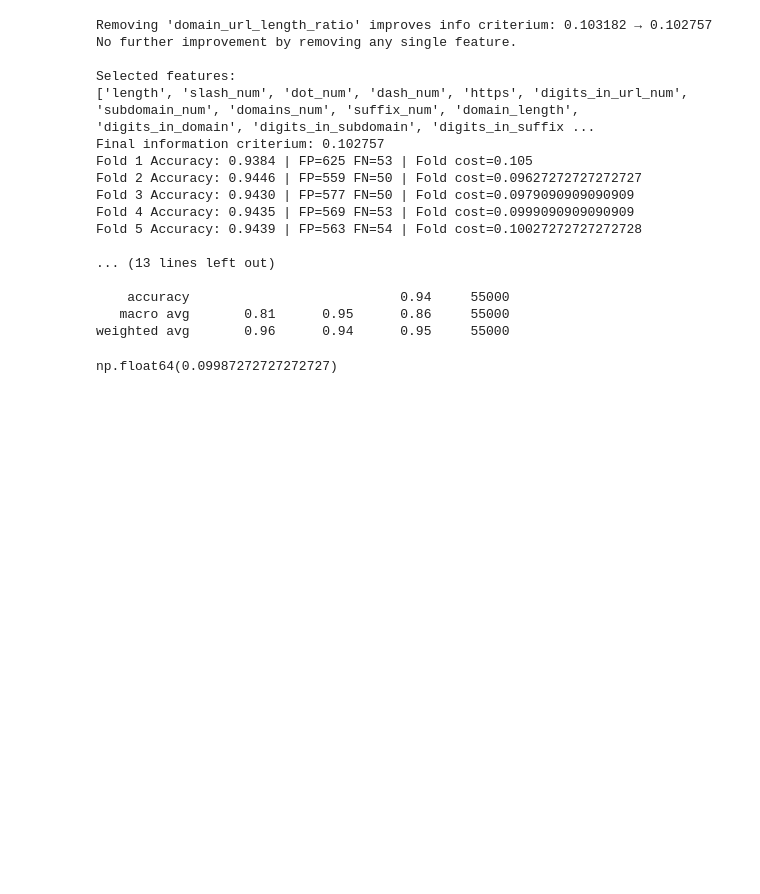
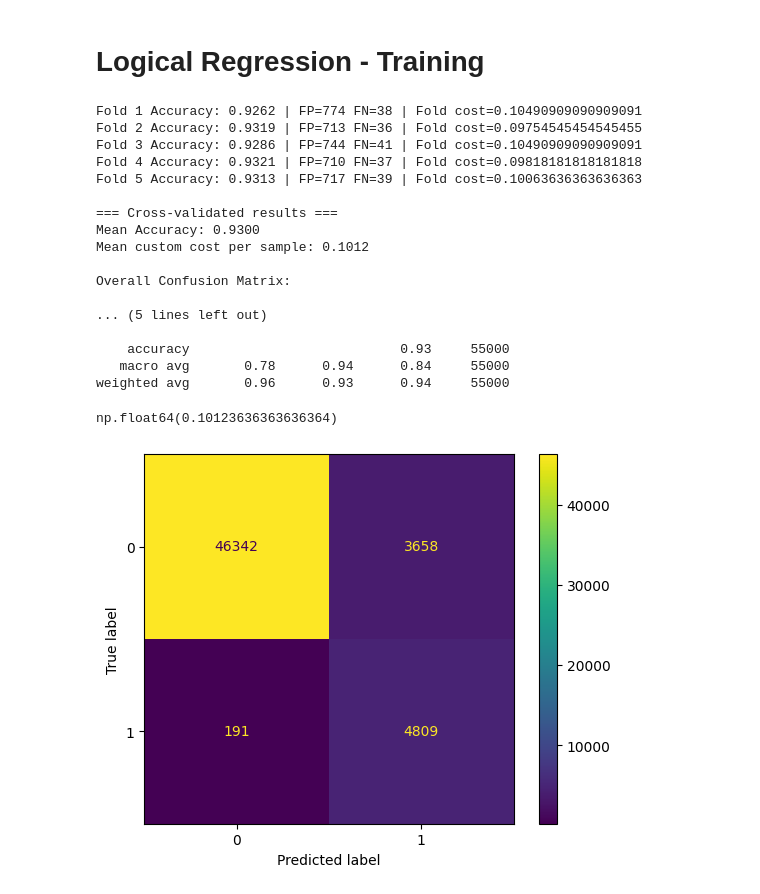
Before and after one commit to domgwarda/ml-project, a Jupyter notebook: model.ipynb, the cells around one changed output. Saved outputs shown, nothing was run; the diff lists cells and outputs as text; code cells hidden in the pictures; blank space fills up the shorter version.

Commit message:
final models

```diff
--- a/model.ipynb
+++ b/model.ipynb
@@ -1,8 +1,12 @@
+# %% [markdown]
+# Logical Regression - Training
 # %%
 import pandas as pd
 from sklearn.linear_model import LogisticRegression
 from sklearn.model_selection import StratifiedKFold
-from sklearn.metrics import accuracy_score, classification_report, confusion_matrix
+from sklearn.metrics import accuracy_score, classification_report, confusion_matrix, roc_curve, ConfusionMatrixDisplay
+import matplotlib.pyplot as plt
+
 
 import importlib
 import preprocessing
@@ -14,9 +18,10 @@ def model_train(X, y):
     model.fit(X, y)
     return model
 
+
 def model_predict(model, X_test):
-    threshold=0.05
     y_proba = model.predict_proba(X_test)[:, 1]
+    threshold = 0.03 #plot threshold plot
     y_pred = (y_proba >= threshold).astype(int)
     return y_pred
 
@@ -43,12 +48,16 @@ def eval(data, verbose=True, feature_names=None, n_splits=5):
     all_y_true = []
     all_y_pred = []
 
+    all_y_scores = []
+
+
     for fold, (train_idx, test_idx) in enumerate(skf.split(X, y), 1):
         X_train, X_test = X.iloc[train_idx], X.iloc[test_idx]
         y_train, y_test = y.iloc[train_idx], y.iloc[test_idx]
 
         model = model_train(X_train, y_train)
         y_pred = model_predict(model, X_test)
+        y_scores = model.predict_proba(X_test)[:, 1]
 
         tn, fp, fn, tp = confusion_matrix(y_test, y_pred, labels=[0, 1]).ravel()
         curr_cost = cost(tn, fp, fn, tp)
@@ -57,19 +66,25 @@ def eval(data, verbose=True, feature_names=None, n_splits=5):
         accuracies.append(accuracy_score(y_test, y_pred))
         all_y_true.extend(y_test)
         all_y_pred.extend(y_pred)
+        all_y_scores.extend(y_scores)
 
         if verbose:
             acc = accuracy_score(y_test, y_pred)
             print(f"Fold {fold} Accuracy: {acc:.4f} | FP={fp} FN={fn} | Fold cost={curr_cost}")
+
 
     if verbose:
         print("\n=== Cross-validated results ===")
         print(f"Mean Accuracy: {sum(accuracies)/n_splits:.4f}")
         print(f"Mean custom cost per sample: {total_cost / n_splits:.4f}\n")
         print("Overall Confusion Matrix:")
-        print(confusion_matrix(all_y_true, all_y_pred))
+        cm= confusion_matrix(all_y_true, all_y_pred)
+        disp = ConfusionMatrixDisplay(confusion_matrix=cm)
+        disp.plot()
         print("\nClassification Report:")
         print(classification_report(all_y_true, all_y_pred))
+
+
 
     return total_cost / n_splits
 
@@ -97,46 +112,47 @@ def select_features(data, feature_names, verbose=True, n_splits=5, threshold_inf
             if verbose:
                 print(f"Removing '{feat_to_remove}' improves info criterium: {best_info:.6f} → {min_info:.6f}")
             current_features.remove(feat_to_remove)
             best_info = min_info
             improving = True
         else:
             if verbose:
                 print("No further improvement by removing any single feature.")
             break
 
         if threshold_info is not None and best_info <= threshold_info:
             if verbose:
                 print(f"Threshold information criterium reached: {best_info:.6f} <= {threshold_info:.6f}")
             break
 
     if verbose:
         print("\nSelected features:")
         print(current_features)
         print(f"Final information criterium: {best_info:.6f}")
 
     return current_features
 
 
 data = pd.read_pickle("data_with_features.pkl")
 
-selected_feats = select_features(data, FEATURE_NAMES, verbose=True, n_splits=5)
+selected_feats = select_features(data, FEATURE_NAMES, verbose=False, n_splits=5)
 eval(data, True, selected_feats)
 # %% [output]
-Removing 'domain_url_length_ratio' improves info criterium: 0.103182 → 0.102757
-No further improvement by removing any single feature.
+Fold 1 Accuracy: 0.9262 | FP=774 FN=38 | Fold cost=0.10490909090909091
+Fold 2 Accuracy: 0.9319 | FP=713 FN=36 | Fold cost=0.09754545454545455
+Fold 3 Accuracy: 0.9286 | FP=744 FN=41 | Fold cost=0.10490909090909091
+Fold 4 Accuracy: 0.9321 | FP=710 FN=37 | Fold cost=0.09818181818181818
+Fold 5 Accuracy: 0.9313 | FP=717 FN=39 | Fold cost=0.10063636363636363
 
-Selected features:
-['length', 'slash_num', 'dot_num', 'dash_num', 'https', 'digits_in_url_num', 'subdomain_num', 'domains_num', 'suffix_num', 'domain_length', 'digits_in_domain', 'digits_in_subdomain', 'digits_in_suffix ...
-Final information criterium: 0.102757
-Fold 1 Accuracy: 0.9384 | FP=625 FN=53 | Fold cost=0.105
-Fold 2 Accuracy: 0.9446 | FP=559 FN=50 | Fold cost=0.09627272727272727
-Fold 3 Accuracy: 0.9430 | FP=577 FN=50 | Fold cost=0.0979090909090909
-Fold 4 Accuracy: 0.9435 | FP=569 FN=53 | Fold cost=0.0999090909090909
-Fold 5 Accuracy: 0.9439 | FP=563 FN=54 | Fold cost=0.10027272727272728
+=== Cross-validated results ===
+Mean Accuracy: 0.9300
+Mean custom cost per sample: 0.1012
 
-... (13 lines left out)
+Overall Confusion Matrix:
 
-    accuracy                           0.94     55000
-   macro avg       0.81      0.95      0.86     55000
-weighted avg       0.96      0.94      0.95     55000
+... (5 lines left out)
+
+    accuracy                           0.93     55000
+   macro avg       0.78      0.94      0.84     55000
+weighted avg       0.96      0.93      0.94     55000
-np.float64(0.09987272727272727)
+np.float64(0.10123636363636364)
+[figure, added]
```
Also changed, not shown: parts of 6 cells of this notebook.
